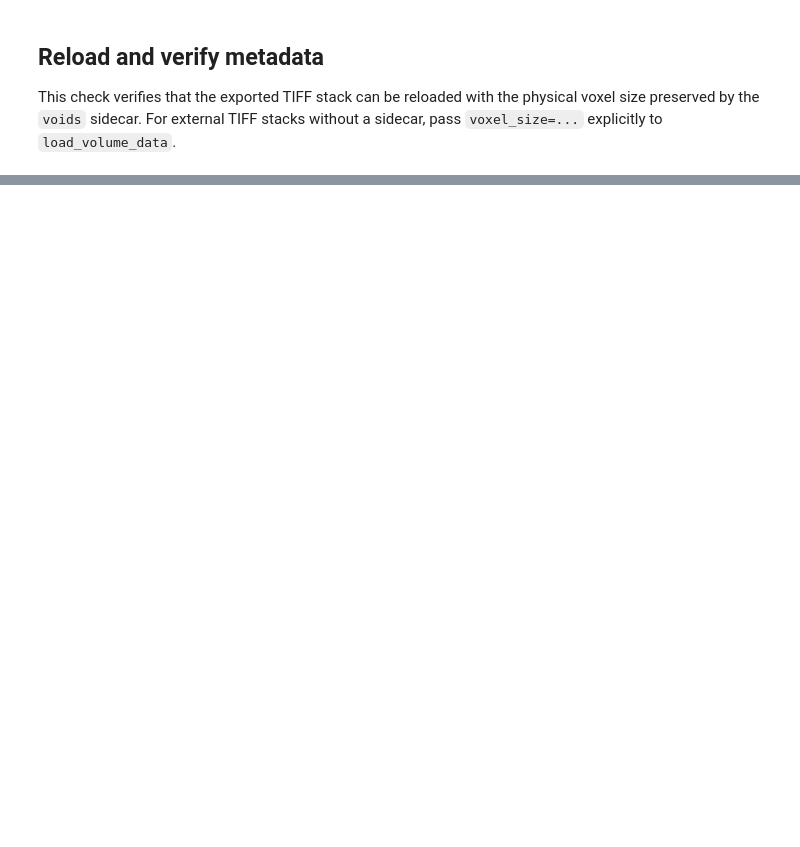
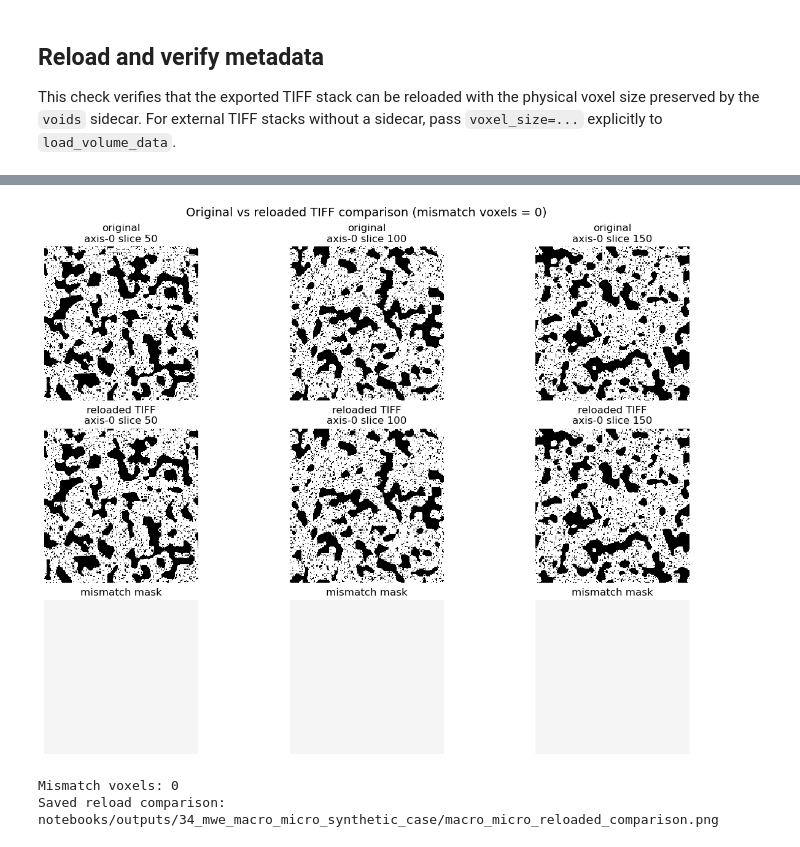
Before and after one commit to geomech-project/voids, a Jupyter notebook: notebooks/34_mwe_macro_micro_synthetic_case.ipynb, the cells around one changed output, grey strips where cells are left out. Drawn from its saved outputs; the diff is of its cells as text; code cells hidden in the pictures; blank space fills up the shorter version.

```diff
--- a/notebooks/34_mwe_macro_micro_synthetic_case.ipynb
+++ b/notebooks/34_mwe_macro_micro_synthetic_case.ipynb
@@ -283,0 +326,50 @@ print("Reloaded porosity:", float(reloaded.values.astype(bool).mean()))
+# %%
+reloaded_void = reloaded.values.astype(bool)
+mismatch = np.logical_xor(case.void, reloaded_void)
+mismatch_count = int(np.count_nonzero(mismatch))
+mismatch_cmap = ListedColormap(["#f5f5f5", "#d62728"])
+
+fig, axes = plt.subplots(
+    3,
+    len(slice_indices),
+    figsize=(12, 9),
+    constrained_layout=True,
+)
+fig.suptitle(
+    f"Original vs reloaded TIFF comparison (mismatch voxels = {mismatch_count})",
+    fontsize=14,
+)
+
+for column, index in enumerate(slice_indices):
+    axes[0, column].imshow(case.void[index], cmap="gray_r", interpolation="nearest")
+    axes[0, column].set_title(f"original\naxis-0 slice {index}")
+    axes[0, column].set_axis_off()
+
+    axes[1, column].imshow(
+        reloaded_void[index],
+        cmap="gray_r",
+        interpolation="nearest",
+    )
+    axes[1, column].set_title(f"reloaded TIFF\naxis-0 slice {index}")
+    axes[1, column].set_axis_off()
+
+    axes[2, column].imshow(
+        mismatch[index],
+        cmap=mismatch_cmap,
+        vmin=0,
+        vmax=1,
+        interpolation="nearest",
+    )
+    axes[2, column].set_title("mismatch mask")
+    axes[2, column].set_axis_off()
+
+comparison_figure = output_dir / "macro_micro_reloaded_comparison.png"
+fig.savefig(comparison_figure, dpi=180, bbox_inches="tight")
+plt.show()
+
+print("Mismatch voxels:", mismatch_count)
+print("Saved reload comparison:", _relative_to_root(comparison_figure, project_root))
+# %% [output]
+[figure, added]
+Mismatch voxels: 0
+Saved reload comparison: notebooks/outputs/34_mwe_macro_micro_synthetic_case/macro_micro_reloaded_comparison.png
```
Also changed, not shown: parts of 8 cells of this notebook, 1 other file.
